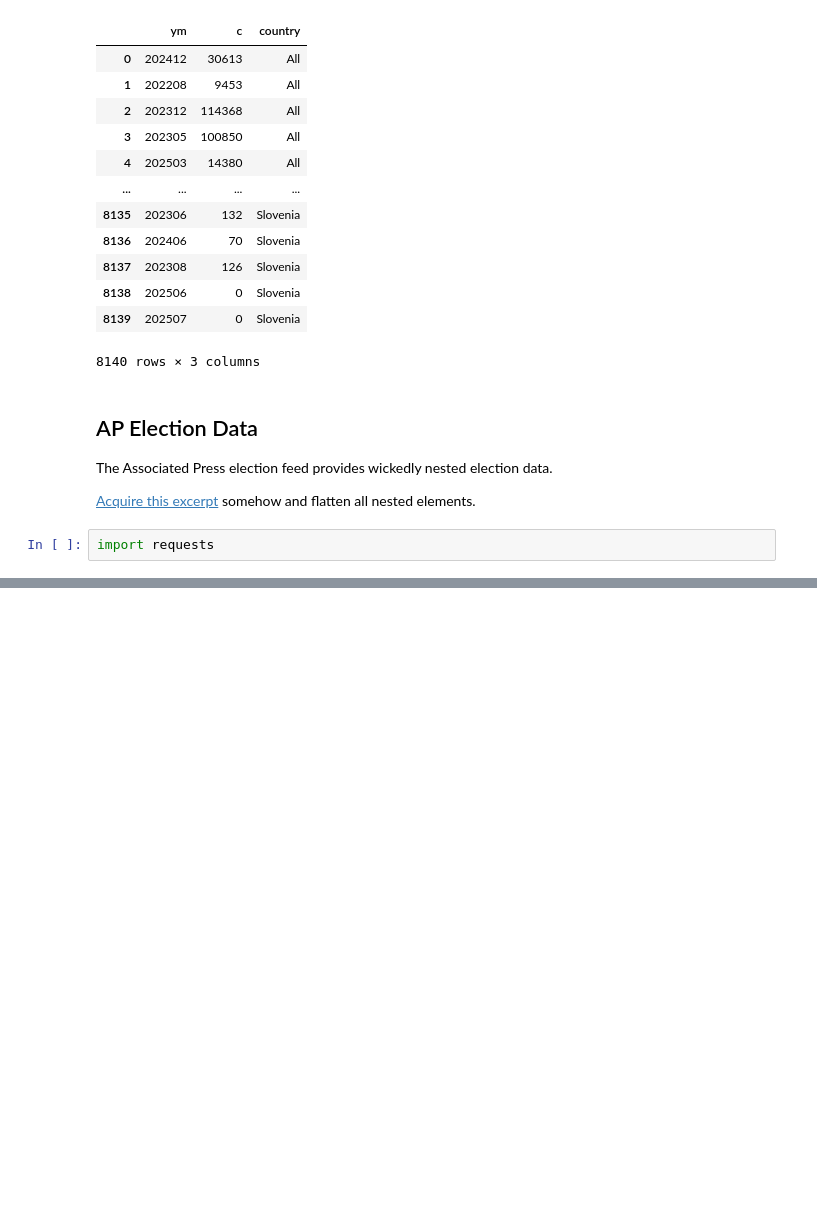
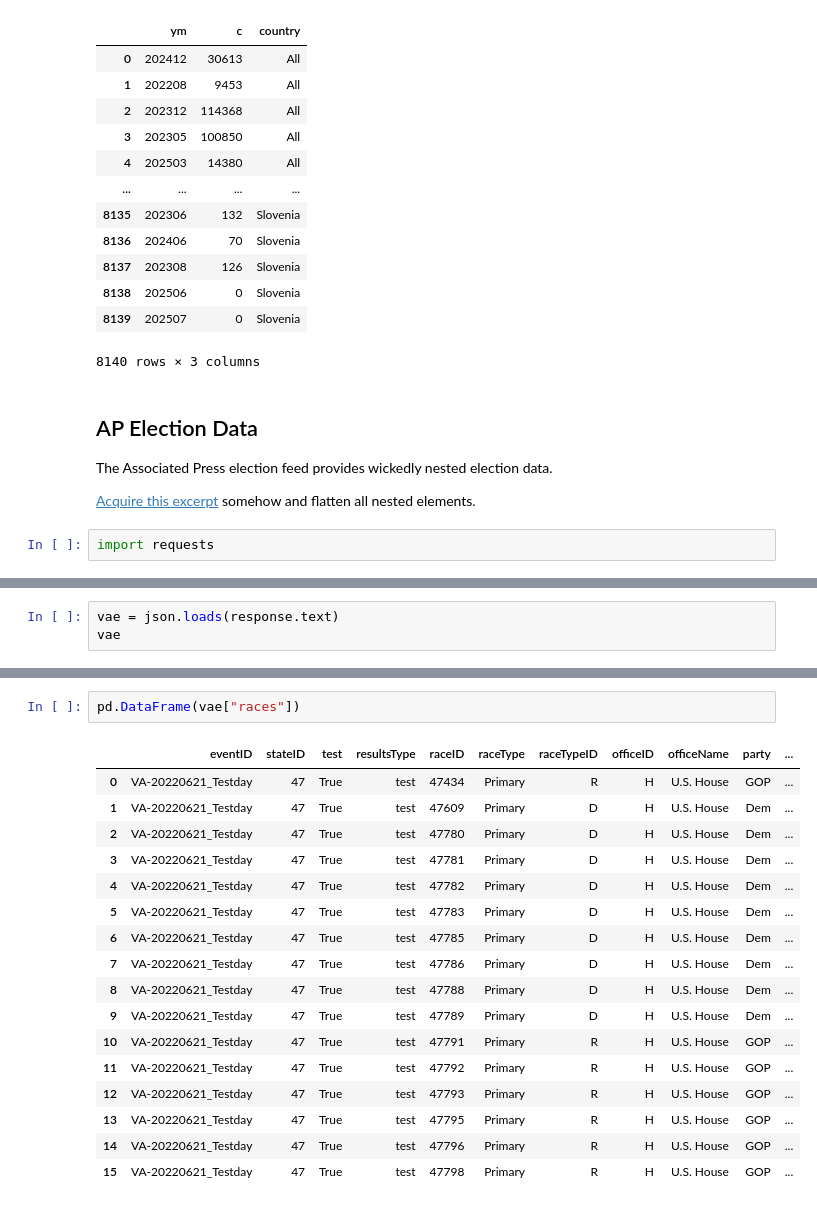
Before and after one commit to sandeepmj/2025-advanced-scraping, a Jupyter notebook: wk3B-flatten-json-DEMO.ipynb, the cells around one changed output, grey strips where cells are left out. Drawn from its saved outputs; the diff is of its cells as text; blank space fills up the shorter version.

```diff
--- a/wk3B-flatten-json-DEMO.ipynb
+++ b/wk3B-flatten-json-DEMO.ipynb
@@ -1076,0 +1076,3 @@ print(response.json())
+# %%
+vae = json.loads(response.text)
+vae
@@ -1076,0 +1117,20 @@ print(response.json())
+# %%
+pd.DataFrame(vae["races"])
+# %% [output]
+|  | eventID | stateID | test | resultsType | raceID | raceType | raceTypeID | officeID | officeName | party | ... |
+| 0 | VA-20220621_Testday | 47 | True | test | 47434 | Primary | R | H | U.S. House | GOP | ... |
+| 1 | VA-20220621_Testday | 47 | True | test | 47609 | Primary | D | H | U.S. House | Dem | ... |
+| 2 | VA-20220621_Testday | 47 | True | test | 47780 | Primary | D | H | U.S. House | Dem | ... |
+| 3 | VA-20220621_Testday | 47 | True | test | 47781 | Primary | D | H | U.S. House | Dem | ... |
+| 4 | VA-20220621_Testday | 47 | True | test | 47782 | Primary | D | H | U.S. House | Dem | ... |
+| 5 | VA-20220621_Testday | 47 | True | test | 47783 | Primary | D | H | U.S. House | Dem | ... |
+| 6 | VA-20220621_Testday | 47 | True | test | 47785 | Primary | D | H | U.S. House | Dem | ... |
+| 7 | VA-20220621_Testday | 47 | True | test | 47786 | Primary | D | H | U.S. House | Dem | ... |
+| 8 | VA-20220621_Testday | 47 | True | test | 47788 | Primary | D | H | U.S. House | Dem | ... |
+| 9 | VA-20220621_Testday | 47 | True | test | 47789 | Primary | D | H | U.S. House | Dem | ... |
+| 10 | VA-20220621_Testday | 47 | True | test | 47791 | Primary | R | H | U.S. House | GOP | ... |
+| 11 | VA-20220621_Testday | 47 | True | test | 47792 | Primary | R | H | U.S. House | GOP | ... |
+| 12 | VA-20220621_Testday | 47 | True | test | 47793 | Primary | R | H | U.S. House | GOP | ... |
+| 13 | VA-20220621_Testday | 47 | True | test | 47795 | Primary | R | H | U.S. House | GOP | ... |
+| 14 | VA-20220621_Testday | 47 | True | test | 47796 | Primary | R | H | U.S. House | GOP | ... |
+| 15 | VA-20220621_Testday | 47 | True | test | 47798 | Primary | R | H | U.S. House | GOP | ... |
```
Also changed, not shown: parts of 11 cells of this notebook, 3 other files.
